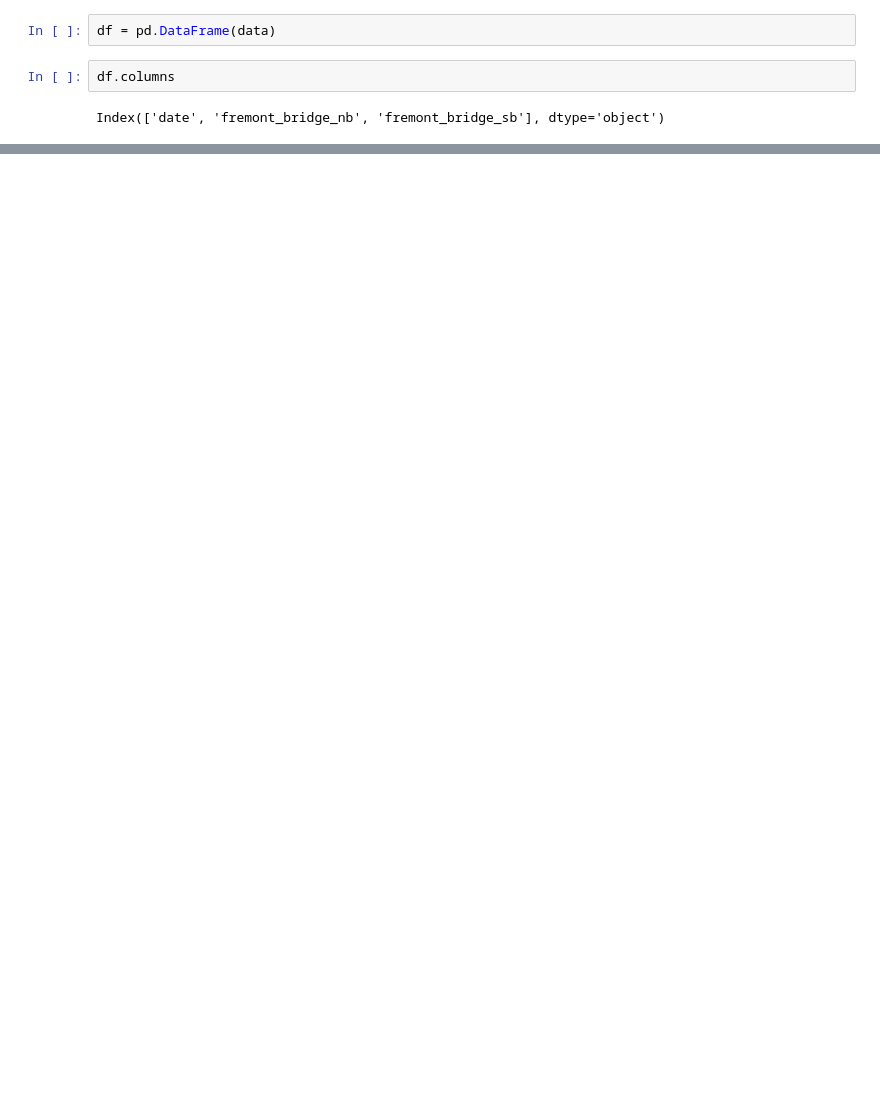
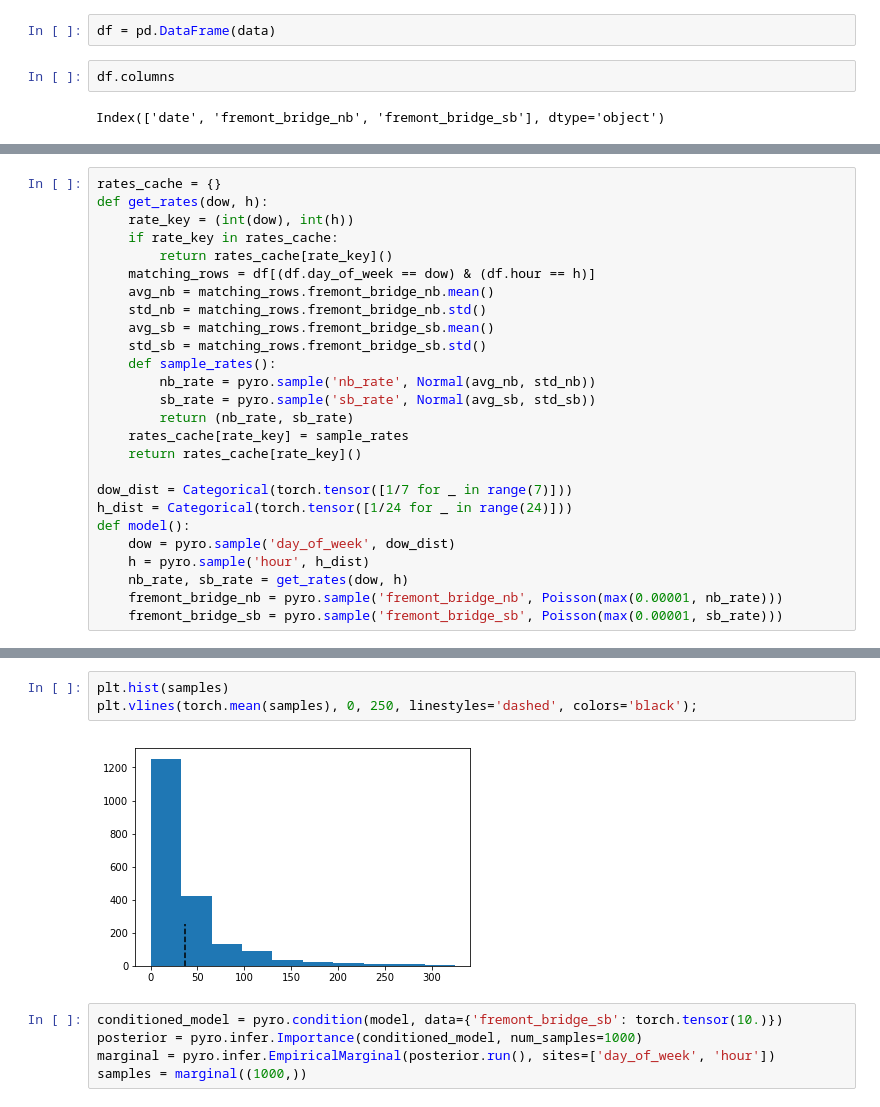
Before and after one commit to danallison/prob-prog-prac, a Jupyter notebook: FremontBikes.ipynb, the cells around one changed output, grey strips where cells are left out. Drawn from its saved outputs; the diff is of its cells as text; blank space fills up the shorter version.

```diff
--- a/FremontBikes.ipynb
+++ b/FremontBikes.ipynb
@@ -46,0 +64,26 @@ plt.plot_date(df.date, df.fremont_bridge_sb, ls='solid');
+# %%
+rates_cache = {}
+def get_rates(dow, h):
+    rate_key = (int(dow), int(h))
+    if rate_key in rates_cache:
+        return rates_cache[rate_key]()
+    matching_rows = df[(df.day_of_week == dow) & (df.hour == h)]
+    avg_nb = matching_rows.fremont_bridge_nb.mean()
+    std_nb = matching_rows.fremont_bridge_nb.std()
+    avg_sb = matching_rows.fremont_bridge_sb.mean()
+    std_sb = matching_rows.fremont_bridge_sb.std()
+    def sample_rates():
+        nb_rate = pyro.sample('nb_rate', Normal(avg_nb, std_nb))
+        sb_rate = pyro.sample('sb_rate', Normal(avg_sb, std_sb))
+        return (nb_rate, sb_rate)
+    rates_cache[rate_key] = sample_rates
+    return rates_cache[rate_key]()
+
+dow_dist = Categorical(torch.tensor([1/7 for _ in range(7)]))
+h_dist = Categorical(torch.tensor([1/24 for _ in range(24)]))
+def model():
+    dow = pyro.sample('day_of_week', dow_dist)
+    h = pyro.sample('hour', h_dist)
+    nb_rate, sb_rate = get_rates(dow, h)
+    fremont_bridge_nb = pyro.sample('fremont_bridge_nb', Poisson(max(0.00001, nb_rate)))
+    fremont_bridge_sb = pyro.sample('fremont_bridge_sb', Poisson(max(0.00001, sb_rate)))
@@ -46,0 +97,10 @@ plt.plot_date(df.date, df.fremont_bridge_sb, ls='solid');
+# %%
+plt.hist(samples)
+plt.vlines(torch.mean(samples), 0, 250, linestyles='dashed', colors='black');
+# %% [output]
+[figure, added]
+# %%
+conditioned_model = pyro.condition(model, data={'fremont_bridge_sb': torch.tensor(10.)})
+posterior = pyro.infer.Importance(conditioned_model, num_samples=1000)
+marginal = pyro.infer.EmpiricalMarginal(posterior.run(), sites=['day_of_week', 'hour'])
+samples = marginal((1000,))
```
Also changed, not shown: parts of 10 cells of this notebook.
